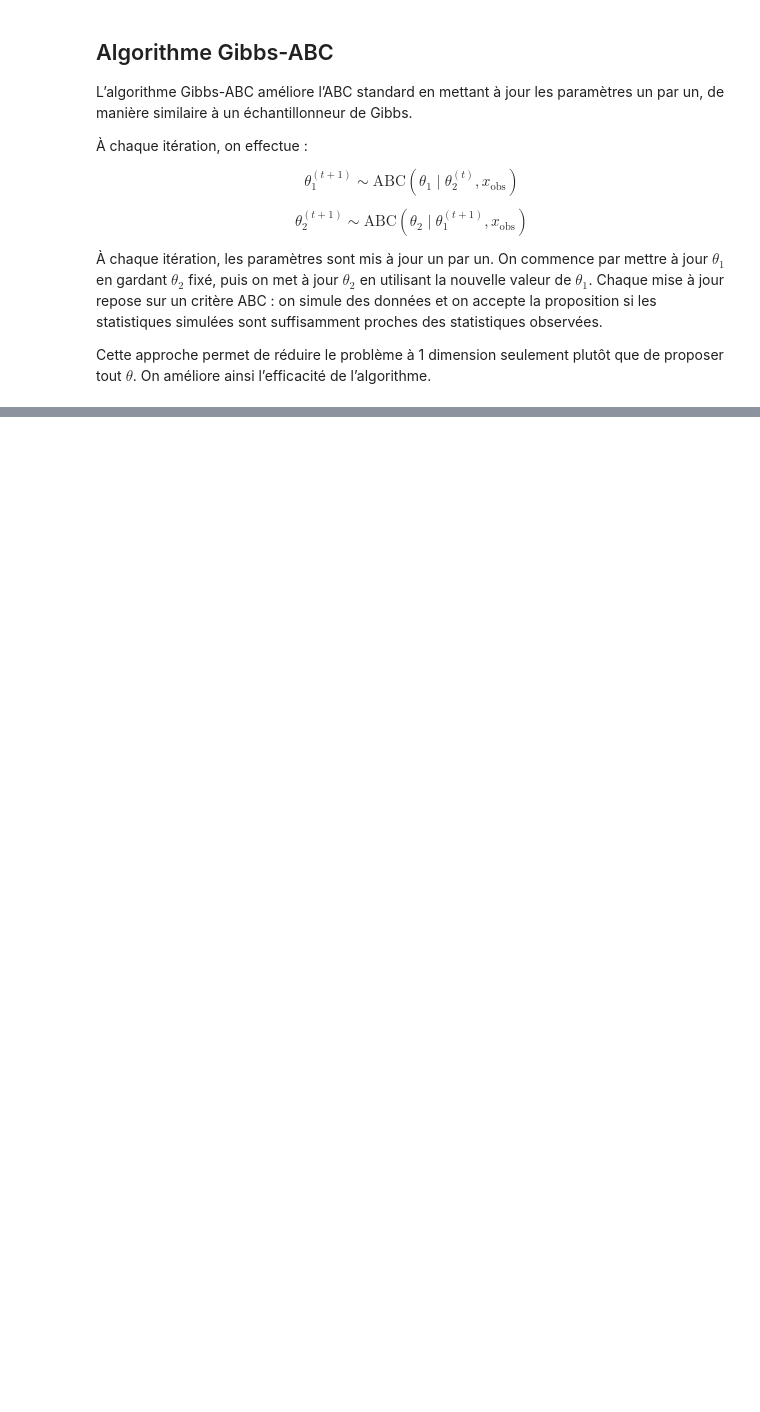
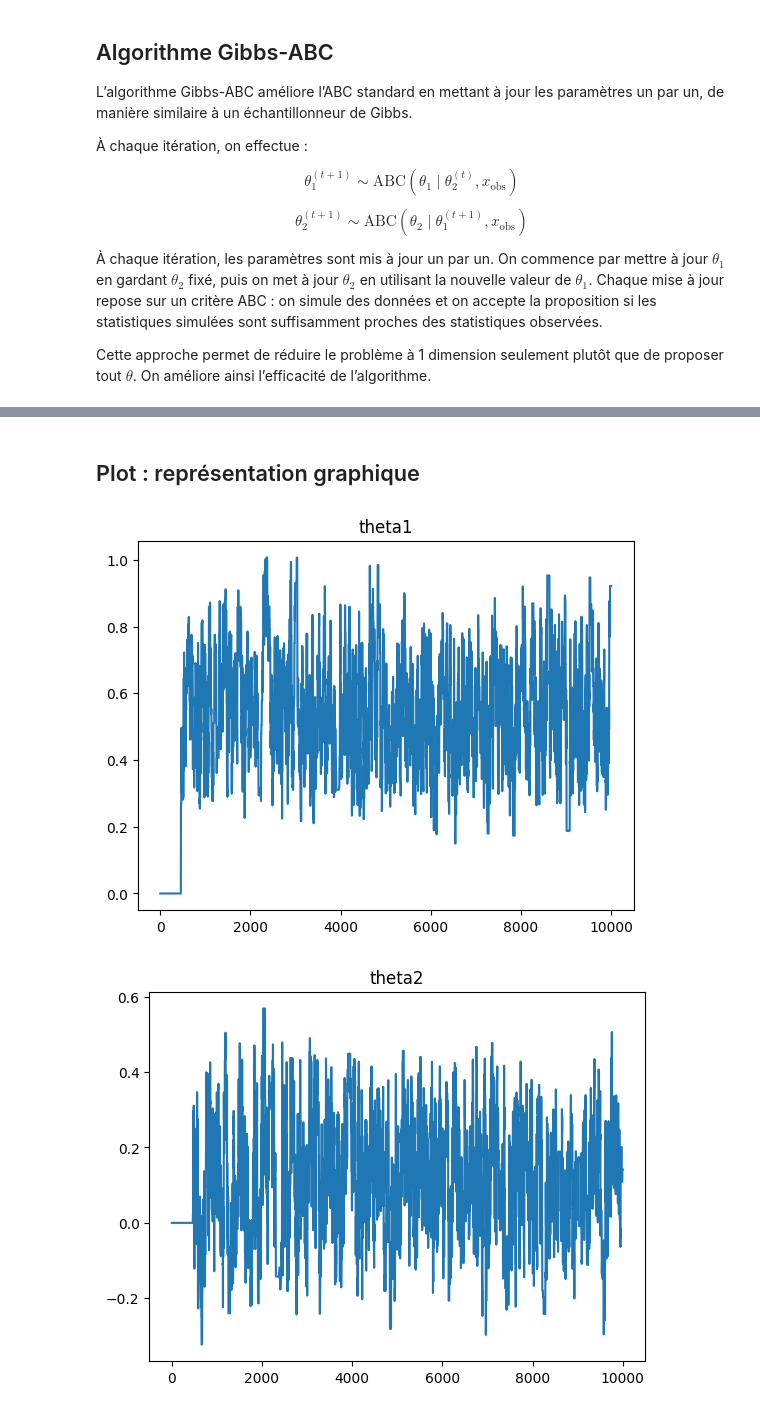
Before and after one commit to inaelenacampan/MonteCarloAndSimulation, a Jupyter notebook: Gildas.ipynb, the cells around one changed output, grey strips where cells are left out. Cells and saved outputs as stored; diff of their text form; code cells hidden in the pictures; blank space fills up the shorter version.

```diff
--- a/Gildas.ipynb
+++ b/Gildas.ipynb
@@ -68,0 +136,27 @@ Cette approche permet de réduire le problème à 1 dimension seulement plutôt
+# %%
+def gibbs_abc(x_obs, n_iter=10000, epsilon=0.1, sigma=0.1):
+
+    s_obs = acf_stats(x_obs)
+    theta = np.array([0.0, 0.0])
+
+    chain = np.zeros((n_iter, 2))
+
+    for t in range(n_iter):
+
+        theta_prop = theta.copy()
+        theta_prop[0] = theta_prop[0] + np.random.normal(0, sigma)
+
+        x_sim = simulate_MA2(theta_prop, len(x_obs))
+        if distance(acf_stats(x_sim), s_obs) < epsilon:
+            theta[0] = theta_prop[0]
+
+        theta_prop = theta.copy()
+        theta_prop[1] = theta_prop[1] + np.random.normal(0, sigma)
+
+        x_sim = simulate_MA2(theta_prop, len(x_obs))
+        if distance(acf_stats(x_sim), s_obs) < epsilon:
+            theta[1] = theta_prop[1]
+
+        chain[t] = theta
+
+    return chain
@@ -68,0 +174,9 @@ Cette approche permet de réduire le problème à 1 dimension seulement plutôt
+# %%
+theta_true = [0.6, 0.2]
+n = 200
+
+x_obs = simulate_MA2(theta_true, n)
+
+chain = gibbs_abc(x_obs)
+
+np.mean(chain, axis=0)
@@ -68,0 +192,13 @@ Cette approche permet de réduire le problème à 1 dimension seulement plutôt
+# %% [markdown]
+## Plot : représentation graphique
+# %%
+plt.plot(chain[:,0])
+plt.title("theta1")
+plt.show()
+
+plt.plot(chain[:,1])
+plt.title("theta2")
+plt.show()
+# %% [output]
+[figure, added]
+[figure, added]
```
Also changed, not shown: parts of 16 cells of this notebook.
